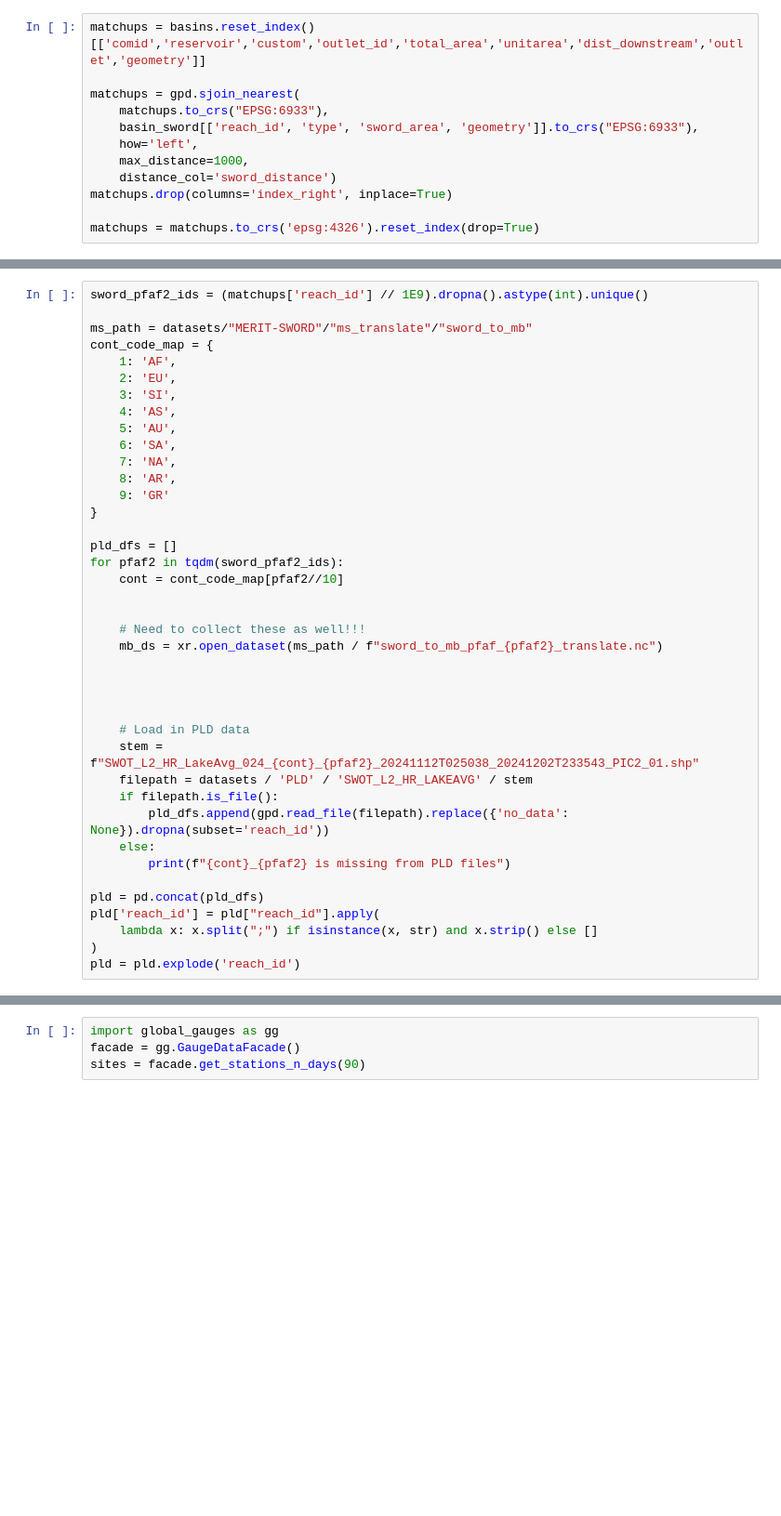
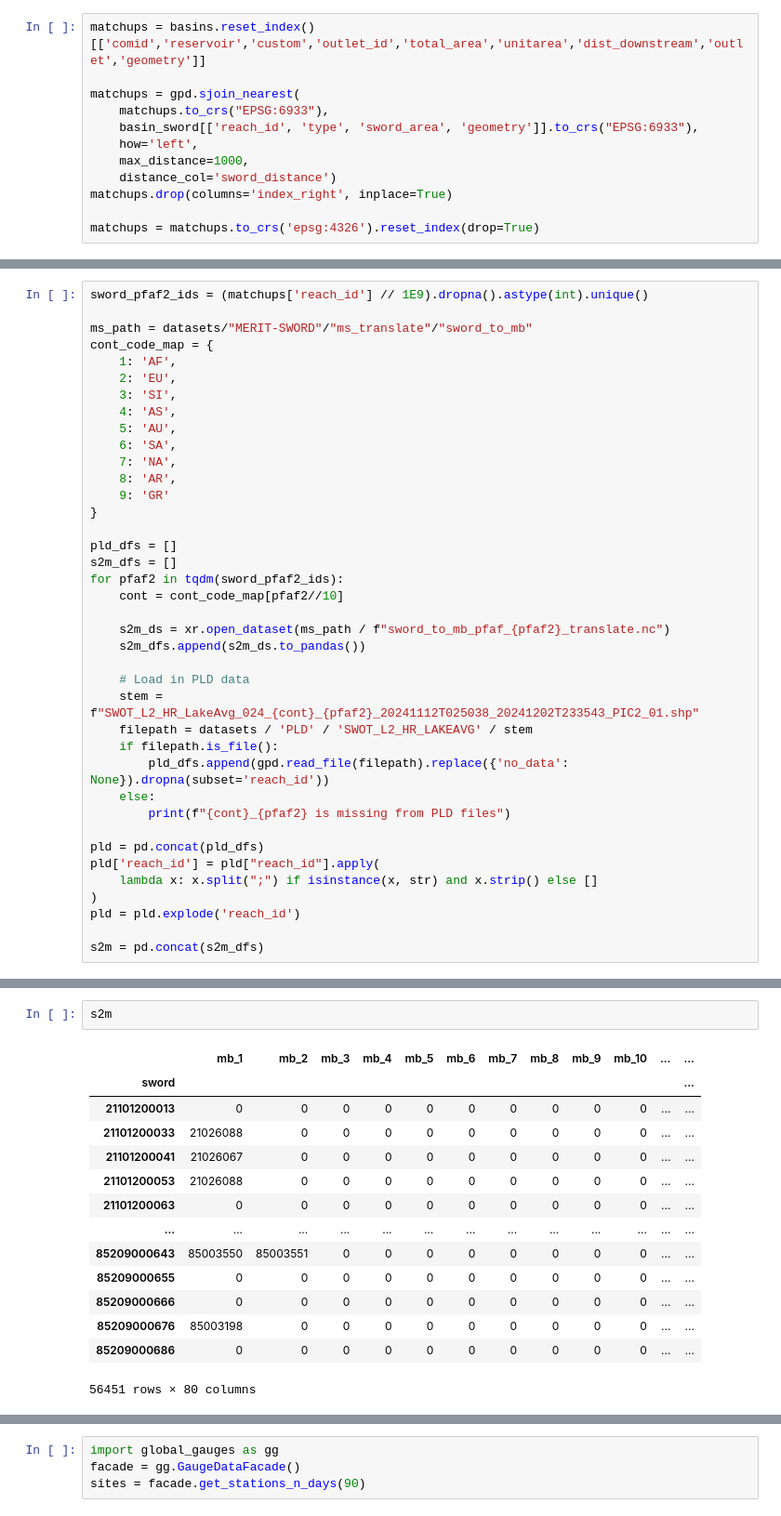
Before and after one commit to Fluvial-UMass/swot-ml, a Jupyter notebook: notebooks/reservoirs/preprocess/1_matchups.ipynb, the cells around one changed output, grey strips where cells are left out. Shown at 93% size. Cells and saved outputs as stored; diff of their text form; blank space fills up the shorter version.

```diff
--- a/notebooks/reservoirs/preprocess/1_matchups.ipynb
+++ b/notebooks/reservoirs/preprocess/1_matchups.ipynb
@@ -82,15 +79,12 @@ cont_code_map = {
 }
 
 pld_dfs = []
+s2m_dfs = []
 for pfaf2 in tqdm(sword_pfaf2_ids):
     cont = cont_code_map[pfaf2//10]
 
-
-    # Need to collect these as well!!!
-    mb_ds = xr.open_dataset(ms_path / f"sword_to_mb_pfaf_{pfaf2}_translate.nc")
-
-
-
+    s2m_ds = xr.open_dataset(ms_path / f"sword_to_mb_pfaf_{pfaf2}_translate.nc")
+    s2m_dfs.append(s2m_ds.to_pandas())
 
     # Load in PLD data
     stem = f"SWOT_L2_HR_LakeAvg_024_{cont}_{pfaf2}_20241112T025038_20241202T233543_PIC2_01.shp"
@@ -105,3 +99,5 @@ pld['reach_id'] = pld["reach_id"].apply(
     lambda x: x.split(";") if isinstance(x, str) and x.strip() else []
 )
 pld = pld.explode('reach_id')
+
+s2m = pd.concat(s2m_dfs)
@@ -108,3 +108,20 @@ pld = pld.explode('reach_id')
+# %%
+s2m
+# %% [output]
+|  | mb_1 | mb_2 | mb_3 | mb_4 | mb_5 | mb_6 | mb_7 | mb_8 | mb_9 | mb_10 | ... | ... |
+| sword |  |  |  |  |  |  |  |  |  |  |  | ... |
+| 21101200013 | 0 | 0 | 0 | 0 | 0 | 0 | 0 | 0 | 0 | 0 | ... | ... |
+| 21101200033 | 21026088 | 0 | 0 | 0 | 0 | 0 | 0 | 0 | 0 | 0 | ... | ... |
+| 21101200041 | 21026067 | 0 | 0 | 0 | 0 | 0 | 0 | 0 | 0 | 0 | ... | ... |
+| 21101200053 | 21026088 | 0 | 0 | 0 | 0 | 0 | 0 | 0 | 0 | 0 | ... | ... |
+| 21101200063 | 0 | 0 | 0 | 0 | 0 | 0 | 0 | 0 | 0 | 0 | ... | ... |
+| ... | ... | ... | ... | ... | ... | ... | ... | ... | ... | ... | ... | ... |
+| 85209000643 | 85003550 | 85003551 | 0 | 0 | 0 | 0 | 0 | 0 | 0 | 0 | ... | ... |
+| 85209000655 | 0 | 0 | 0 | 0 | 0 | 0 | 0 | 0 | 0 | 0 | ... | ... |
+| 85209000666 | 0 | 0 | 0 | 0 | 0 | 0 | 0 | 0 | 0 | 0 | ... | ... |
+| 85209000676 | 85003198 | 0 | 0 | 0 | 0 | 0 | 0 | 0 | 0 | 0 | ... | ... |
+| 85209000686 | 0 | 0 | 0 | 0 | 0 | 0 | 0 | 0 | 0 | 0 | ... | ... |
+56451 rows × 80 columns
 # %%
 grp_cols = ['geometry','outlet','outlet_id','total_area','unitarea','reservoir','custom']
 sword_r_cols = ['reach_id','sword_area','sword_distance']
```
Also changed, not shown: parts of 12 cells of this notebook, 11 other files.
